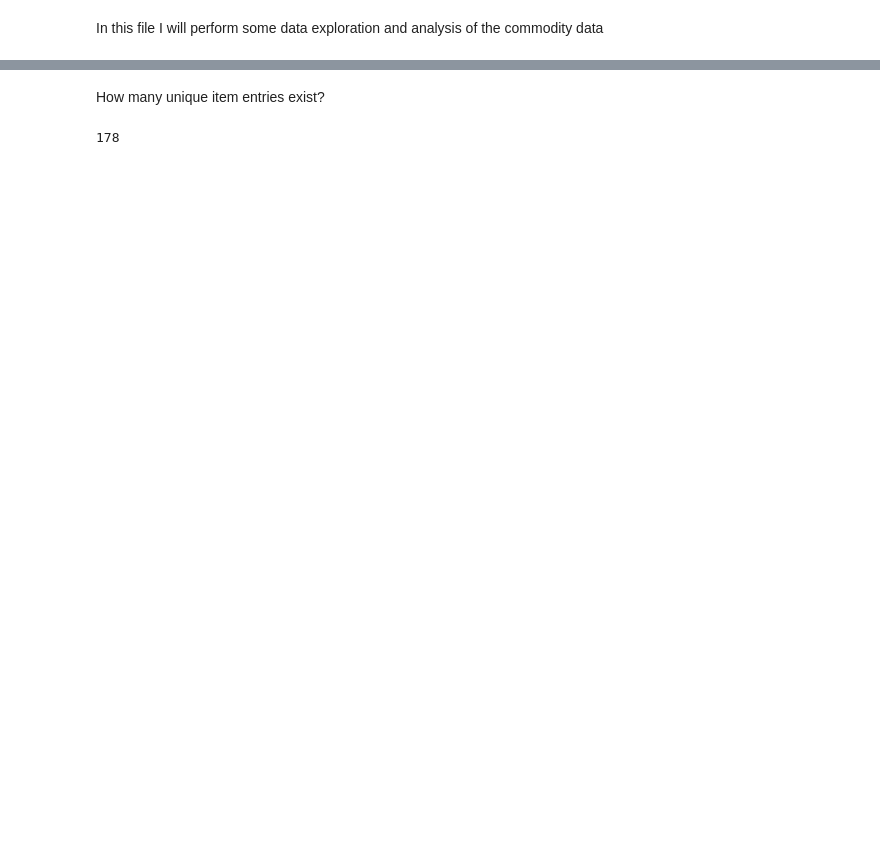
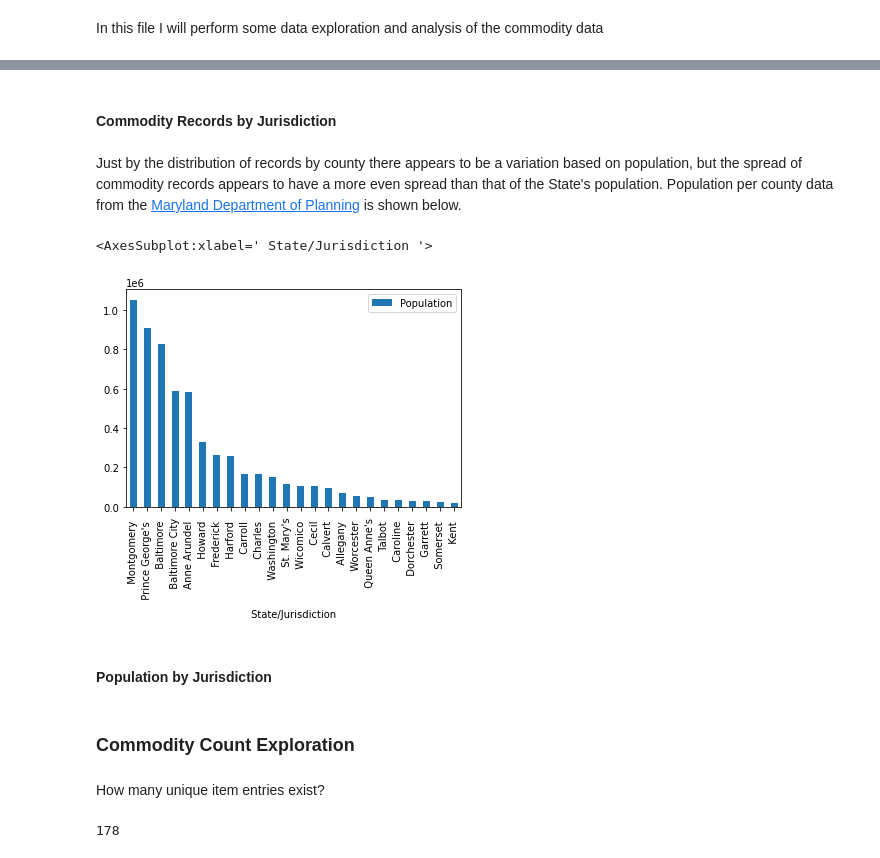
Before and after one commit to danstd/MD_Best, a Jupyter notebook: commodity_data_exploration.ipynb, the cells around one changed output, grey strips where cells are left out. Cells and saved outputs as stored; diff of their text form; code cells hidden in the pictures; blank space fills up the shorter version.

```diff
--- a/commodity_data_exploration.ipynb
+++ b/commodity_data_exploration.ipynb
@@ -24,3 +65,16 @@ commodity_set
+# %% [markdown]
+#### Commodity Records by Jurisdiction
+# %% [markdown]
+Just by the distribution of records by county there appears to be a variation based on population, but the spread of commodity records appears to have a more even spread than that of the State's population. Population per county data from the [Maryland Department of Planning](https://planning.maryland.gov/MSDC/Pages/pop_estimate/popest_cnty.aspx) is shown below.
+# %%
+population_set.sort_values(by = 'Population', ascending = False).plot(kind = 'bar', x = 0, y = 1)
+# %% [output]
+<AxesSubplot:xlabel=' State/Jurisdiction '>
+[figure, added]
+# %% [markdown]
+#### Population by Jurisdiction
+# %% [markdown]
+### Commodity Count Exploration
 # %%
 # Drop the ID column
 commodity_set = commodity_set.drop([0], axis = 1)
```
Also changed, not shown: parts of 14 cells of this notebook.
